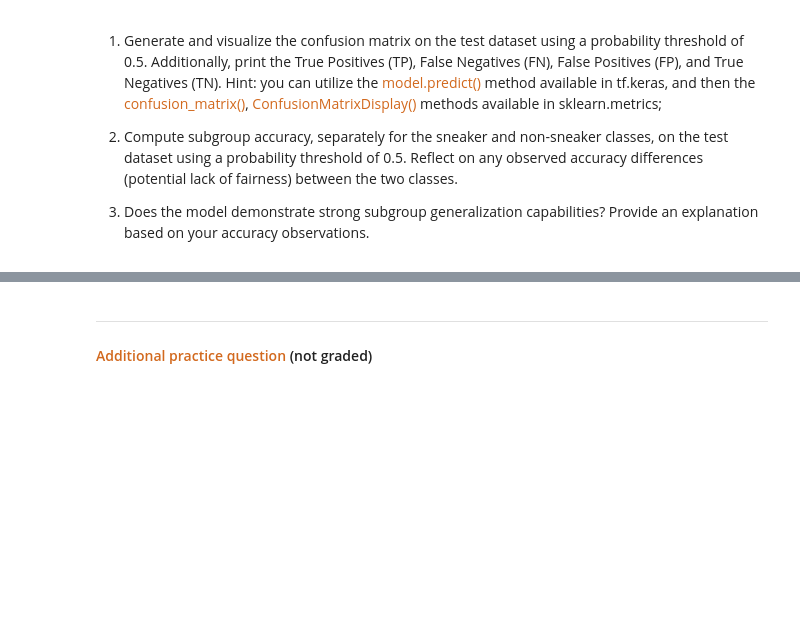
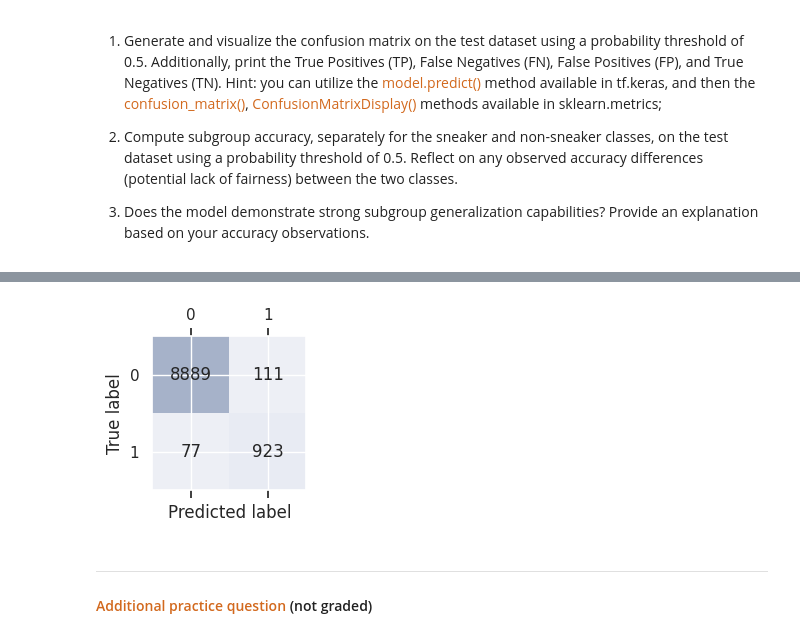
Before and after one commit to dabingougou/207, a Jupyter notebook: week_4/04 Logistic Regression with Tensorflow.ipynb, the cells around one changed output, grey strips where cells are left out. Cells and saved outputs as stored; diff of their text form; code cells hidden in the pictures; blank space fills up the shorter version.

```diff
--- a/week_4/04 Logistic Regression with Tensorflow.ipynb
+++ b/week_4/04 Logistic Regression with Tensorflow.ipynb
@@ -607,3 +778,23 @@ Now that you've determined the optimal set of hyperparameters, it's time to eval
+# %%
+def confusion_matrix_plot(conf_matrix):
+    """ Confusion matrix matplotlib plot
+    # param conf_matrix: nested list of TP, TN, FP, FN
+    # return: None
+    """
+    fig, ax = plt.subplots(figsize=(2.5, 2.5))
+    ax.matshow(conf_matrix, cmap=plt.cm.Blues, alpha=0.3)
+    for i in range(conf_matrix.shape[0]):
+        for j in range(conf_matrix.shape[1]):
+            ax.text(x=j, y=i, s=conf_matrix[i, j], va='center', ha='center')
+
+    plt.xlabel('Predicted label')
+    plt.ylabel('True label')
+
+    plt.tight_layout()
+    plt.show()
+confusion_matrix_plot(conf_matrix.numpy())
+# %% [output]
+[figure, added]
 # %% [markdown]
 ----
 #### <span style="color:chocolate">Additional practice question</span> (not graded)
```
Also changed, not shown: parts of 22 cells of this notebook, 20 other files.
